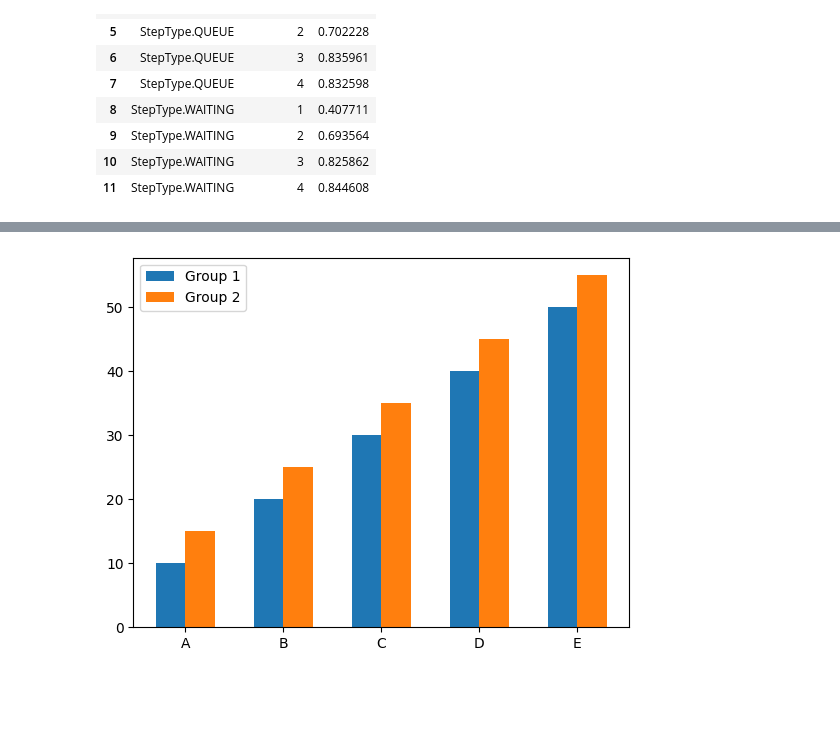
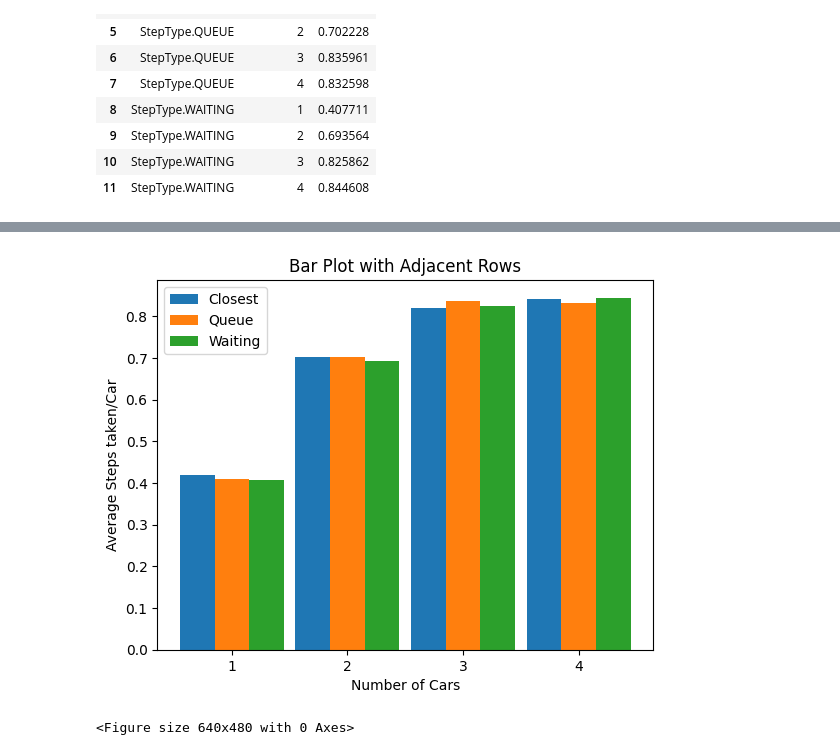
Before and after one commit to lokhei/Ridesharing-Simulation, a Jupyter notebook: TransportModel/fulfillment_rate.ipynb, the cells around one changed output, grey strips where cells are left out. Cells and saved outputs as stored; diff of their text form; code cells hidden in the pictures; blank space fills up the shorter version.

Commit message:
fulfillment rate graph

```diff
--- a/TransportModel/fulfillment_rate.ipynb
+++ b/TransportModel/fulfillment_rate.ipynb
@@ -4,5 +4,9 @@ from Agents import StepType
 import pandas as pd
 
 import matplotlib.pyplot as plt
+import numpy as np
 %load_ext autoreload
 %autoreload 2
+
+
+file_name = 'waiting_every5_2.csv'
@@ -9,5 +16,5 @@ import matplotlib.pyplot as plt
 # %%
-df = pd.read_csv('waiting_every5_2.csv')
+df = pd.read_csv(file_name)
 df = df.dropna(subset="WaitingTime") # drop car agents
 
 df
@@ -79,32 +71,42 @@ plt.show()
 # %%
-import matplotlib.pyplot as plt
-import numpy as np
+f_rates
 
 # Generate some example data
-labels = ['A', 'B', 'C', 'D', 'E']
-values1 = [10, 20, 30, 40, 50]
-values2 = [15, 25, 35, 45, 55]
+labels = [i for i in range (1,5)]
+f_rates_list = f_rates['f_rate'].tolist()
+closest = f_rates_list[:4]
+queue = f_rates_list[4:8]
+waiting = f_rates_list[8:]
 
 # Define the bar width
 bar_width = 0.3
 
 # Create a figure and axis object
 fig, ax = plt.subplots()
 
 # Plot the first group of bars
-ax.bar(np.arange(len(labels)), values1, width=bar_width, label='Group 1')
+ax.bar(np.arange(len(labels)), closest, width=bar_width, label='Closest')
 
 # Plot the second group of bars, shifted to the right
-ax.bar(np.arange(len(labels)) + bar_width, values2, width=bar_width, label='Group 2')
+ax.bar(np.arange(len(labels)) + bar_width, queue, width=bar_width, label='Queue')
+
+ax.bar(np.arange(len(labels)) + 2 * bar_width, waiting, width=bar_width, label='Waiting')
+
 
 # Set the x-axis labels and tick marks
-ax.set_xticks(np.arange(len(labels)) + bar_width / 2)
+ax.set_xticks(np.arange(len(labels)) + bar_width)
 ax.set_xticklabels(labels)
 
 # Add a legend
 ax.legend()
 
+plt.xlabel('Number of Cars')
+plt.ylabel('Average Steps taken/Car')
+plt.title('Bar Plot with Adjacent Rows')
+
 # Display the plot
 plt.show()
+plt.savefig('figures/f_rate.png')
 # %% [output]
-[figure, old version]
+[figure, new version]
+<Figure size 640x480 with 0 Axes>
```
Also changed, not shown: parts of 2 cells of this notebook, 2 other files.
